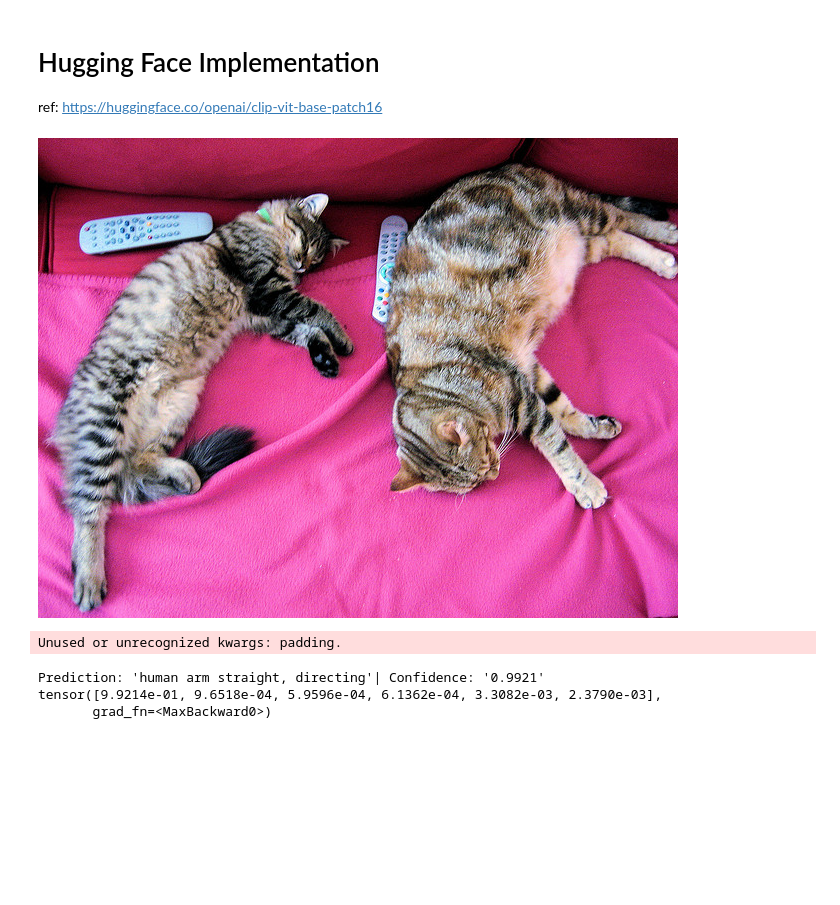
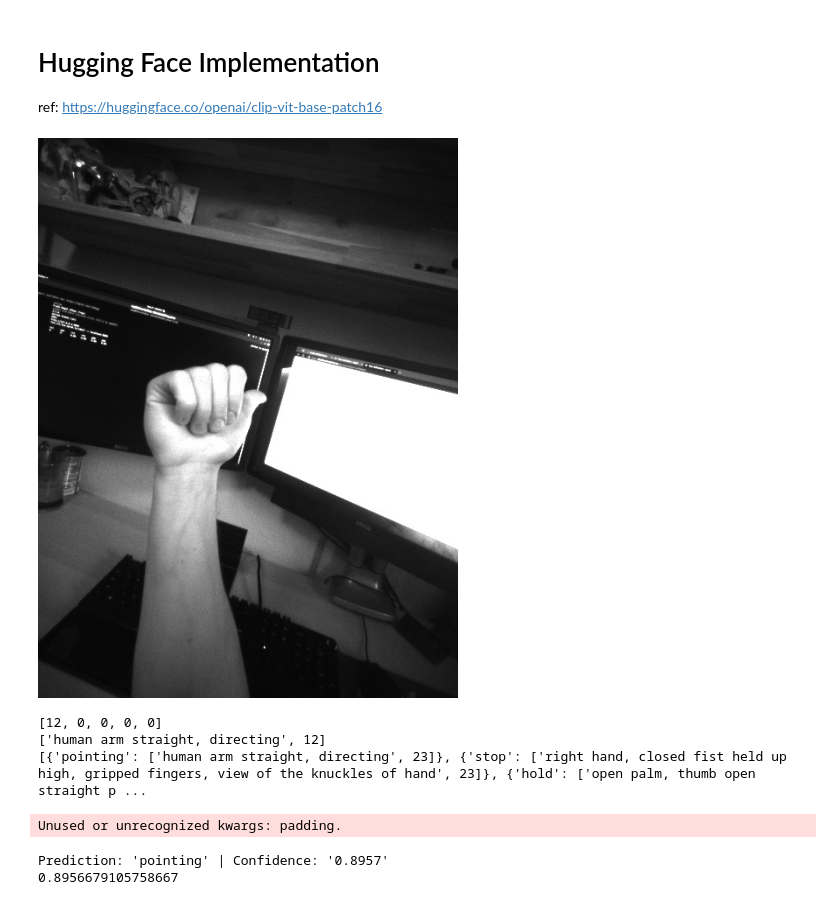
Before and after one commit to frank-Regal/ActionCLIP, a Jupyter notebook: my_playground/scripts/clip_impl.ipynb, the cells around one changed output. Drawn from its saved outputs; the diff is of its cells as text; code cells hidden in the pictures; blank space fills up the shorter version.

```diff
--- a/my_playground/scripts/clip_impl.ipynb
+++ b/my_playground/scripts/clip_impl.ipynb
@@ -23,15 +24,37 @@ ref: https://huggingface.co/openai/clip-vit-base-patch16
 model = CLIPModel.from_pretrained("openai/clip-vit-base-patch16")
 processor = CLIPProcessor.from_pretrained("openai/clip-vit-base-patch16")
 # %%
-url = "http://images.cocodataset.org/val2017/000000039769.jpg"
-image = Image.open(requests.get(url, stream=True).raw)
+#url = "http://images.cocodataset.org/val2017/000000039769.jpg"
+#image = Image.open(requests.get(url, stream=True).raw)
 #path = "/project/my_playground/data/img/20240131_162233_d_rr_go_right/img_00199.jpg"
 #path = "/project/my_playground/data/img/20240131_141501_a_ll_stop/img_00042.jpg"
 #path = "/project/my_playground/data/img/20240131_155517_d_rr_hold/img_00159.jpg"
 #path = "/project/my_playground/data/img/go_left_thumb/img_00065.jpg"
-#path = "/project/my_playground/data/img/go_right_thumb/img_00038.jpg"
-#image = Image.open(path)
+path = "/project/my_playground/data/img/go_right_thumb/img_00038.jpg"
+image = Image.open(path)
 display(image)
 # %% [output]
-[figure, old version]
+[figure, new version]
+# %%
+gesture_map = [
+    {'pointing': ['human arm straight, directing', 12]},
+    {'stop': ['right hand, closed fist held up high, gripped fingers, view of the knuckles of hand',0]},
+    {'hold': ['open palm, thumb open straight pointing to right area of image, view of the knuckles of hand',0]},
+    {'go left': ['right hand, closed palm, gripped fingers, thumb open straight pointing to left area of image, view of the knuckles of hand',0]},
+    {'go right': ['right hand, closed palm, gripped fingers, thumb open straight pointing to right area of image, view of the wrist of hand',0]}]
+
+# prompts = [prompt for _, prompt in gesture_map.values()]
+prompts = [list(prompt.values())[0][1] for idx, prompt in enumerate(gesture_map)]
+print(prompts)
+
+print(gesture_map[0]['pointing'])
+
+for i, ges in enumerate(gesture_map):
+    for j, key in ges.keys():
+        ges[key][1] = 23
+print(gesture_map)
+# %% [output]
+[12, 0, 0, 0, 0]
+['human arm straight, directing', 12]
+[{'pointing': ['human arm straight, directing', 23]}, {'stop': ['right hand, closed fist held up high, gripped fingers, view of the knuckles of hand', 23]}, {'hold': ['open palm, thumb open straight p ...
 # %%
@@ -51,11 +73,11 @@ logits_per_image = outputs.logits_per_image # this is the image-text similarity
 probs = logits_per_image.softmax(dim=1) # we can take the softmax to get the label probabilities
 # %%
 theConf, idx = torch.max(probs,1)
-print(f"Prediction: '{text[idx.item()]}'| Confidence: '{theConf.item():.4}'")
+print(f"Prediction: '{list(gesture_map[idx.item()].keys())[0]}' | Confidence: '{theConf.item():.4}'")
+#print(label[idx.item()])
 conf, idx = torch.max(probs,0)
-print(conf)
+print(conf.tolist()[0])
 # %% [output]
-Prediction: 'human arm straight, directing'| Confidence: '0.9921'
-tensor([9.9214e-01, 9.6518e-04, 5.9596e-04, 6.1362e-04, 3.3082e-03, 2.3790e-03],
-       grad_fn=<MaxBackward0>)
+Prediction: 'pointing' | Confidence: '0.8957'
+0.8956679105758667
 # %%
```
Also changed, not shown: parts of 5 cells of this notebook, 1 other file.
